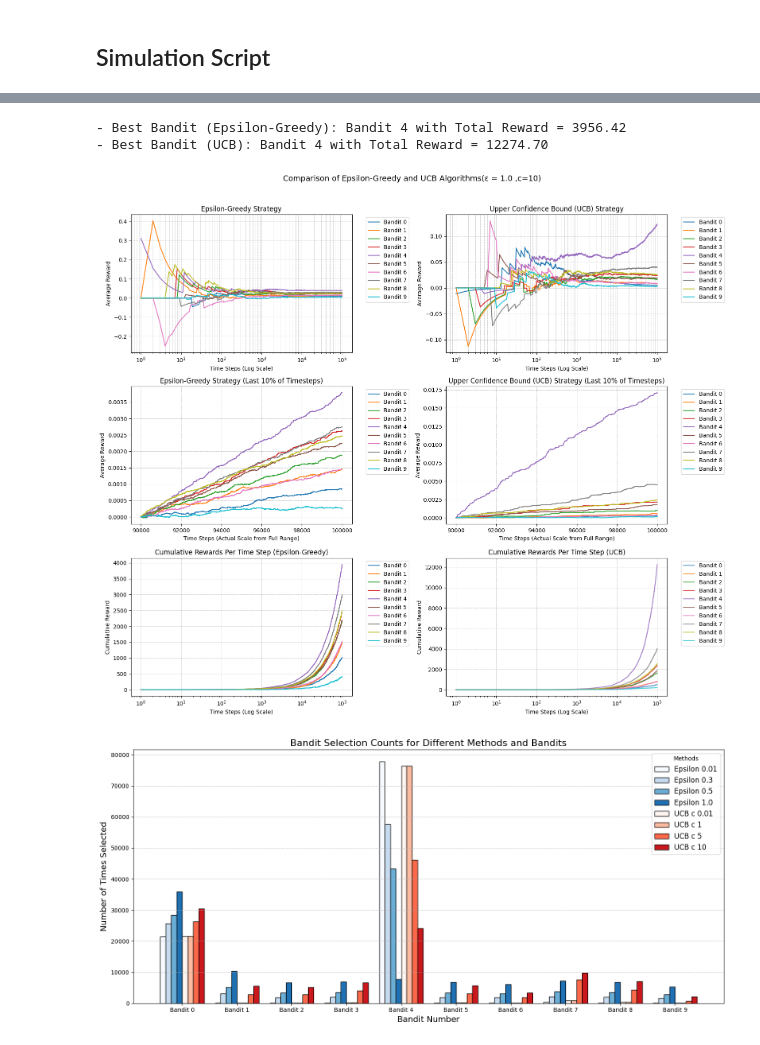
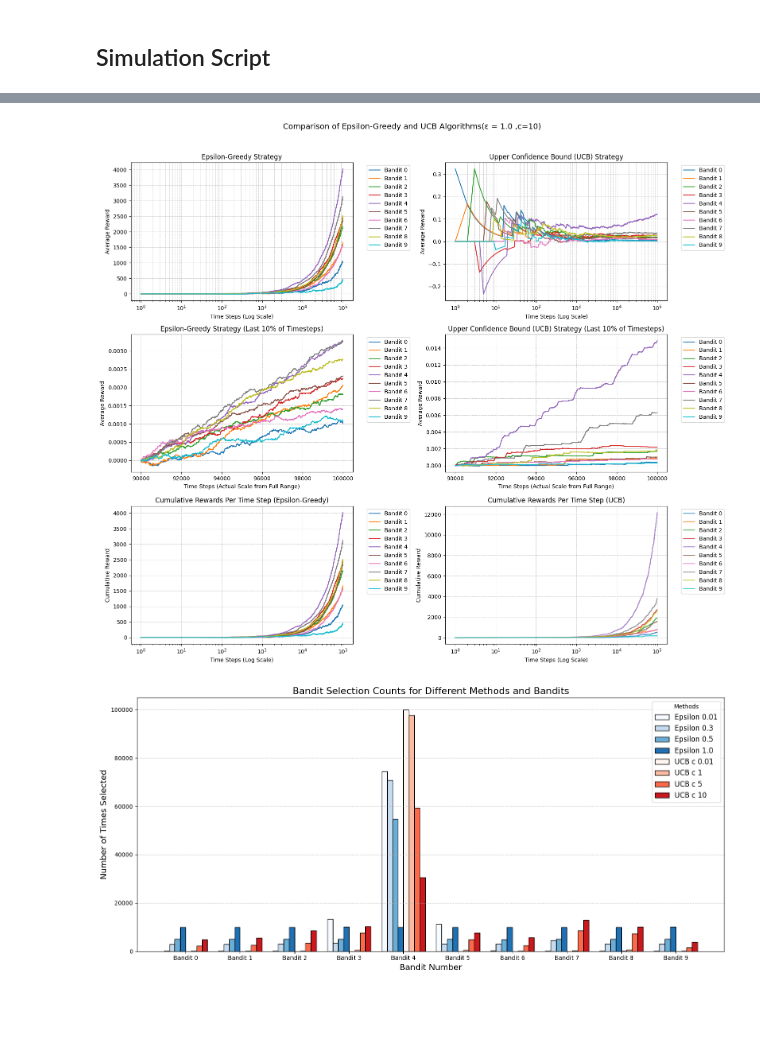
Before and after one commit to boannas/DRL_HW, a Jupyter notebook: HW1/Multi_arm_bandit/multi_arm_bundit.ipynb, the cells around one changed output, grey strips where cells are left out. Cells and saved outputs as stored; diff of their text form; code cells hidden in the pictures; blank space fills up the shorter version.

Commit message:
plot function argmax

```diff
--- a/HW1/Multi_arm_bandit/multi_arm_bundit.ipynb
+++ b/HW1/Multi_arm_bandit/multi_arm_bundit.ipynb
@@ -88,18 +95,18 @@ def plot_results(n_bandits, rewards, sd, time_steps, epsilon, ucb_c):
     last_10_percent = int(time_steps * 0.1)
     time_full = np.arange(time_steps) + 1
 
-    total_rewards_epsilon = np.sum(rewards_epsilon_greedy, axis=1)  # Sum of rewards per bandit (Epsilon-Greedy)
-    total_rewards_ucb = np.sum(rewards_ucb, axis=1)  # Sum of rewards per bandit (UCB)
+    # total_rewards_epsilon = np.sum(rewards_epsilon_greedy, axis=1)  # Sum of rewards per bandit (Epsilon-Greedy)
+    # total_rewards_ucb = np.sum(rewards_ucb, axis=1)  # Sum of rewards per bandit (UCB)
 
-    best_bandit_epsilon = np.argmax(total_rewards_epsilon)  # Best bandit for Epsilon-Greedy
-    best_bandit_ucb = np.argmax(total_rewards_ucb)  # Best bandit for UCB
+    # best_bandit_epsilon = np.argmax(total_rewards_epsilon)  # Best bandit for Epsilon-Greedy
+    # best_bandit_ucb = np.argmax(total_rewards_ucb)  # Best bandit for UCB
 
-    print(f"- Best Bandit (Epsilon-Greedy): Bandit {best_bandit_epsilon} with Total Reward = {total_rewards_epsilon[best_bandit_epsilon]:.2f}")
-    print(f"- Best Bandit (UCB): Bandit {best_bandit_ucb} with Total Reward = {total_rewards_ucb[best_bandit_ucb]:.2f}")
+    # print(f"- Best Bandit (Epsilon-Greedy): Bandit {best_bandit_epsilon} with Total Reward = {total_rewards_epsilon[best_bandit_epsilon]:.2f}")
+    # print(f"- Best Bandit (UCB): Bandit {best_bandit_ucb} with Total Reward = {total_rewards_ucb[best_bandit_ucb]:.2f}")
 
     # --- Full Range Plots ---
     for i in range(n_bandits):
-        axes[0, 0].plot(time_full, np.cumsum(rewards_epsilon_greedy[i, :]) / time_full, label=f"Bandit {i}")
+        axes[0, 0].plot(time_full, np.cumsum(rewards_epsilon_greedy[i, :], axis=0) , label=f"Bandit {i}")
     axes[0, 0].set_xscale("log")
     axes[0, 0].set_title(f"Epsilon-Greedy Strategy")
     axes[0, 0].set_xlabel("Time Steps (Log Scale)")
@@ -169,7 +176,8 @@ def plot_results(n_bandits, rewards, sd, time_steps, epsilon, ucb_c):
 # Define rewards for the bandits
 n_bandits = 10
 rewards_each_bandit = [0.1, 0.15, 0.21, 0.25, 0.4, 0.22, 0.15, 0.3, 0.25, 0.05]
-sd = 0.5
+# rewards_each_bandit = [-0.50771065, -0.78082101, 0.59902529, 0.67058601, 0.82758957, 0.49655859, 0.63167973, 0.80476759, 0.41086208, -0.83697453]
+sd = 1.0
 time_step = 100000
 epsilon_values = [0.01, 0.3, 0.5, 1.0]
 c_values = [0.01, 1, 5, 10]
@@ -194,12 +196,10 @@ rew_epsilon_2, rew_ucb_2 = plot_results(n_bandits=n_bandits, rewards=rewards_eac
 # %%
 rew_epsilon_3, rew_ucb_3 = plot_results(n_bandits=n_bandits, rewards=rewards_each_bandit, sd=sd, time_steps=time_step, epsilon=epsilon_values[3], ucb_c=c_values[3])
 # %% [output]
-- Best Bandit (Epsilon-Greedy): Bandit 4 with Total Reward = 3956.42
-- Best Bandit (UCB): Bandit 4 with Total Reward = 12274.70
-[figure, old version]
+[figure, new version]
 # %%
 def extract_actions_from_rewards(reward_list, n_bandits):
-    return [np.argmax(rewards, axis=0) for rewards in reward_list]
+    return [np.where(row != 0)[0] for row in reward_list]
 
 def plot_bandit_selection_counts(reward_epsilon_list, reward_ucb_list, epsilon_values, c_values, n_bandits):
 
@@ -252,13 +252,13 @@ def plot_bandit_selection_counts(reward_epsilon_list, reward_ucb_list, epsilon_v
 # %%
 plot_bandit_selection_counts(
     reward_epsilon_list=[rew_epsilon_0, rew_epsilon_1, rew_epsilon_2, rew_epsilon_3],
-    reward_ucb_list=[rew_ucb_1, rew_ucb_1, rew_ucb_2, rew_ucb_3],
+    reward_ucb_list=[rew_ucb_0, rew_ucb_1, rew_ucb_2, rew_ucb_3],
     epsilon_values=epsilon_values,  # Example ε values
     c_values=c_values,  # Example UCB c values
     n_bandits=n_bandits
 )
 # %% [output]
-[figure, old version]
+[figure, new version]
 # %%
 def plot_cumsum_per_config(rew_epsilon_list, rew_ucb_list, time_steps):
     fig, axes = plt.subplots(1, 2, figsize=(16, 6))
```
Also changed, not shown: parts of 17 cells of this notebook.
